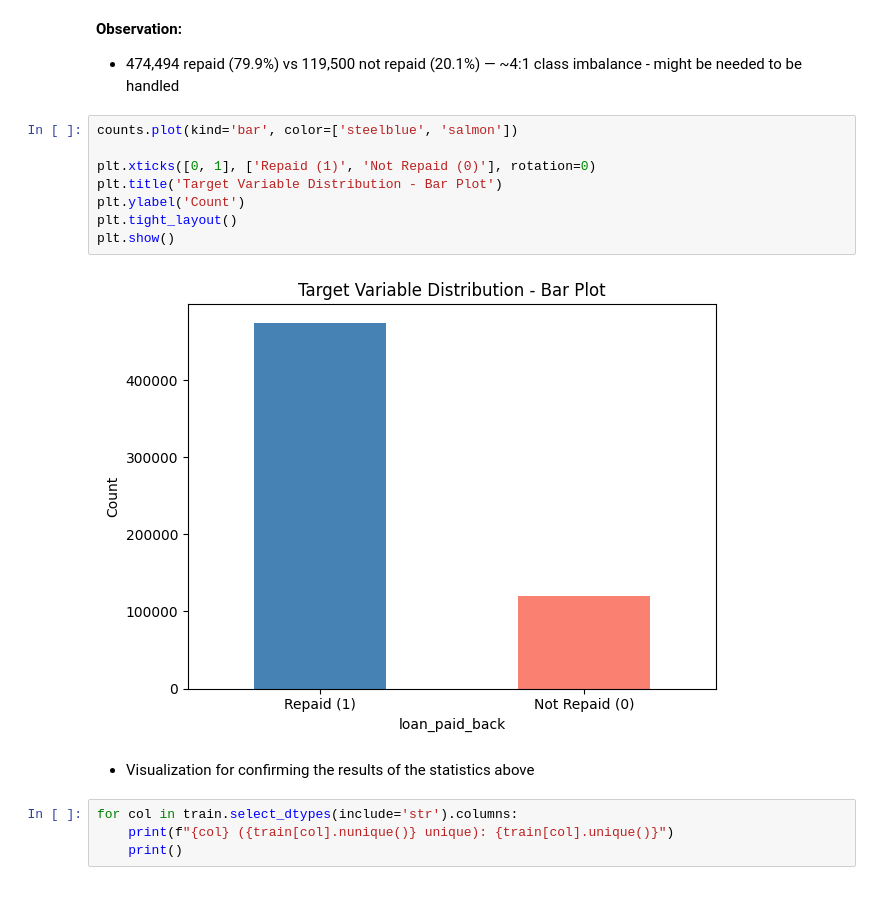
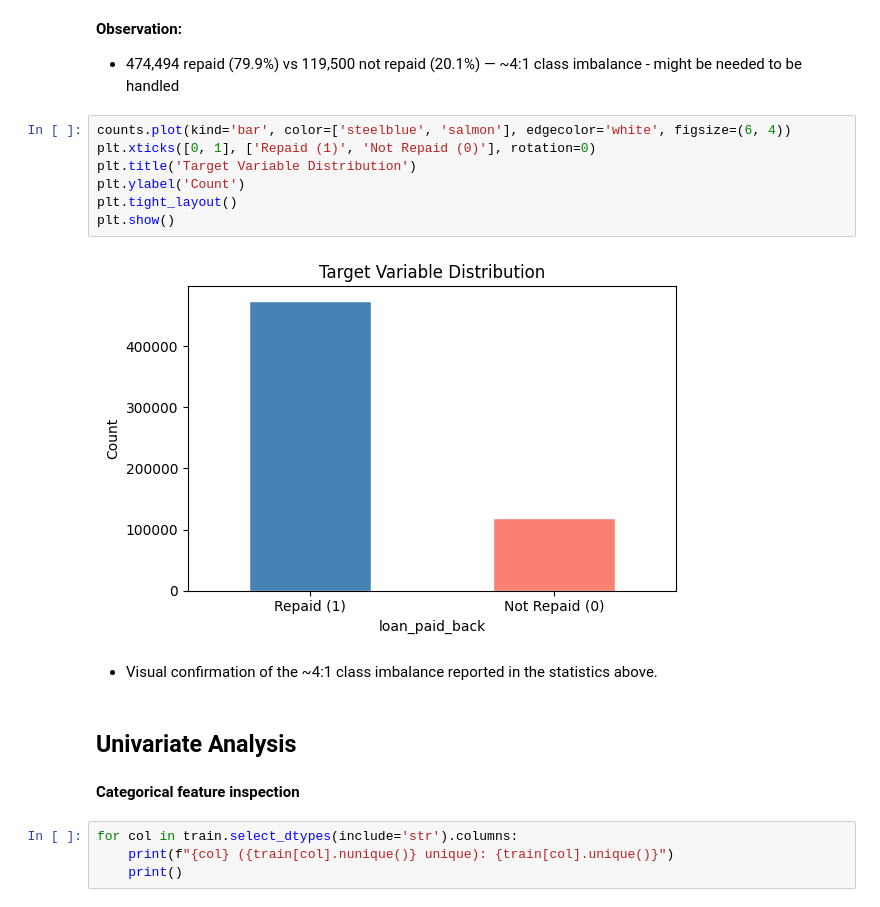
Before and after one commit to adulamaciej/loan-repayment-prediction, a Jupyter notebook: notebooks/01_eda.ipynb, the cells around one changed output. Cells and saved outputs as stored; diff of their text form.

Commit message:
Adding basic dataset test.csv inspection with potential distribution drift analysis + making overall the code more readable by correcting markdown cells and minor fixes

```diff
--- a/notebooks/01_eda.ipynb
+++ b/notebooks/01_eda.ipynb
@@ -169,17 +287,20 @@ Name: proportion, dtype: float64
 
 - 474,494 repaid (79.9%) vs 119,500 not repaid (20.1%) — ~4:1 class imbalance - might be needed to be handled
 # %%
-counts.plot(kind='bar', color=['steelblue', 'salmon'])
-
+counts.plot(kind='bar', color=['steelblue', 'salmon'], edgecolor='white', figsize=(6, 4))
 plt.xticks([0, 1], ['Repaid (1)', 'Not Repaid (0)'], rotation=0)
-plt.title('Target Variable Distribution - Bar Plot')
+plt.title('Target Variable Distribution')
 plt.ylabel('Count')
 plt.tight_layout()
 plt.show()
 # %% [output]
-[figure, old version]
+[figure, new version]
 # %% [markdown]
-- Visualization for confirming the results of the statistics above
+- Visual confirmation of the ~4:1 class imbalance reported in the statistics above.
+# %% [markdown]
+## Univariate Analysis
+# %% [markdown]
+**Categorical feature inspection**
 # %%
 for col in train.select_dtypes(include='str').columns:
     print(f"{col} ({train[col].nunique()} unique): {train[col].unique()}")
```
Also changed, not shown: parts of 71 cells of this notebook.
